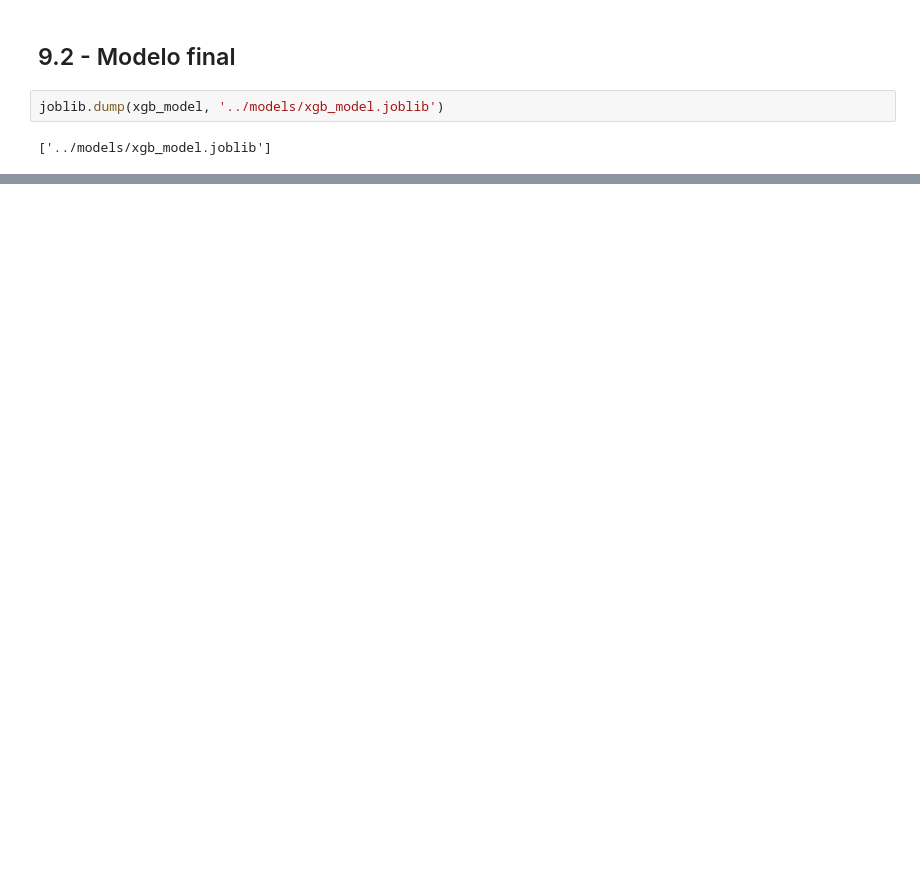
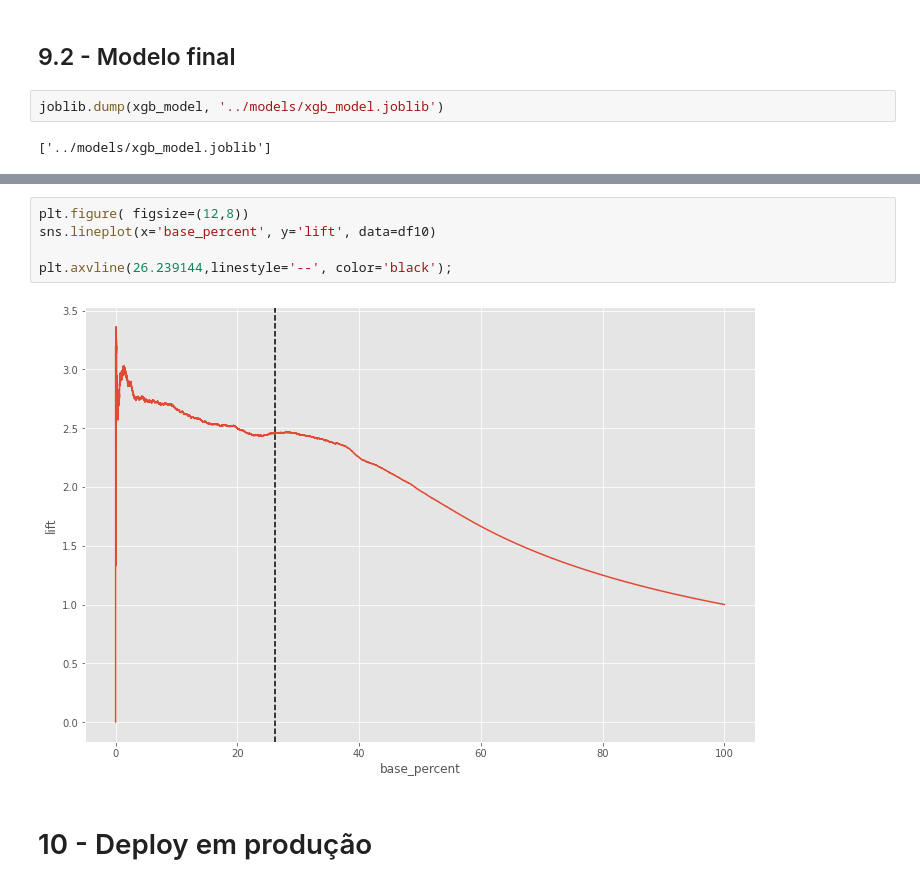
Before and after one commit to jhonatanmarques92/health_insurance_cross_sell, a Jupyter notebook: notebook/health_insurance_cross_sell.ipynb, the cells around one changed output, grey strips where cells are left out. Cells and saved outputs as stored; diff of their text form; blank space fills up the shorter version.

```diff
--- a/notebook/health_insurance_cross_sell.ipynb
+++ b/notebook/health_insurance_cross_sell.ipynb
@@ -1184,0 +1209,9 @@ df10.head()
+# %%
+plt.figure( figsize=(12,8))
+sns.lineplot(x='base_percent', y='lift', data=df10)
+
+plt.axvline(26.239144,linestyle='--', color='black');
+# %% [output]
+[figure, added]
+# %% [markdown]
+# 10 - Deploy em produção
```
Also changed, not shown: parts of 25 cells of this notebook.
